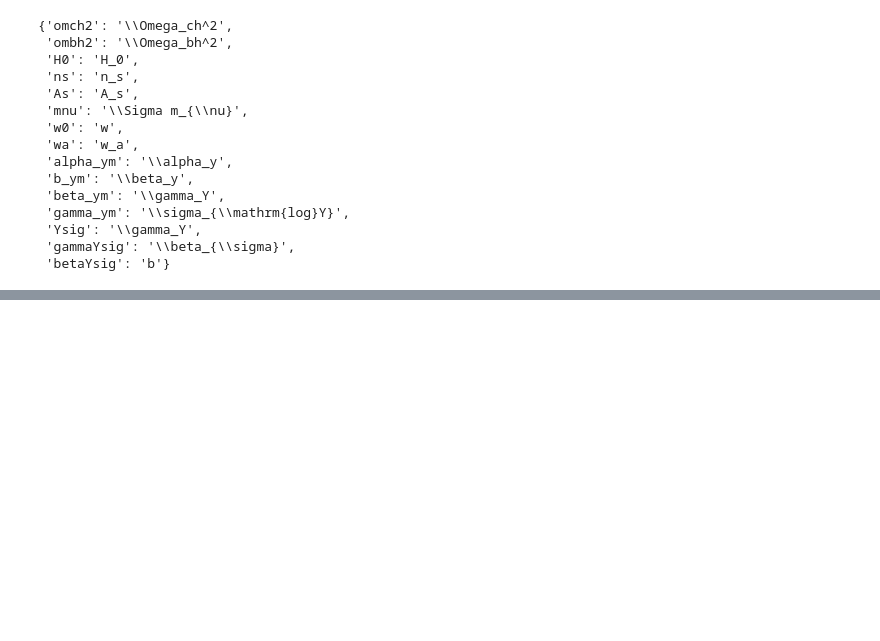
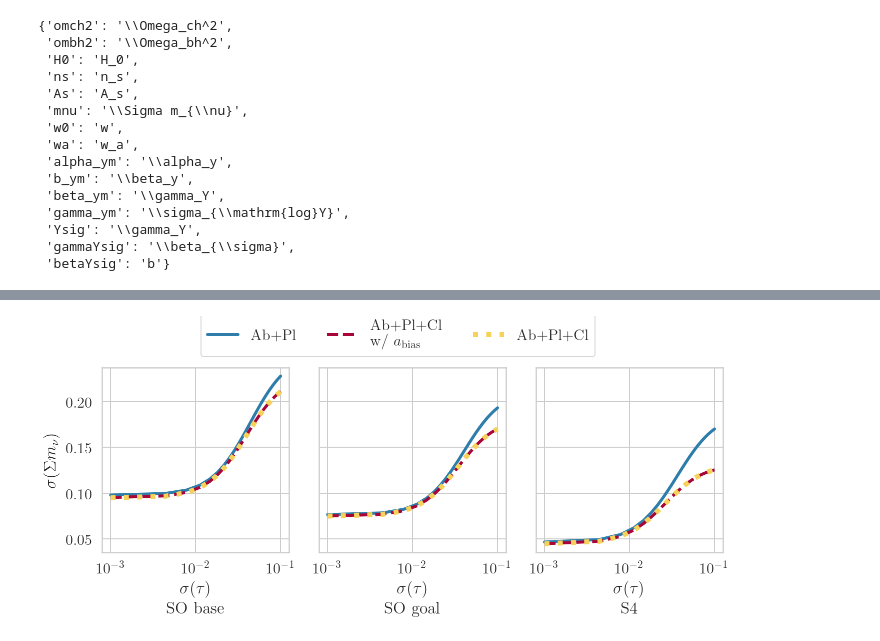
Before and after one commit to nbatta/szar, a Jupyter notebook: ipynbs/dc_nb_mm_2019_paper_plots.ipynb, the cells around one changed output, grey strips where cells are left out. Drawn from its saved outputs; the diff is of its cells as text; code cells hidden in the pictures; blank space fills up the shorter version.

```diff
--- a/ipynbs/dc_nb_mm_2019_paper_plots.ipynb
+++ b/ipynbs/dc_nb_mm_2019_paper_plots.ipynb
@@ -263,0 +267,6 @@ Saved plot to paper_cornerplot_so.pdf
+# %%
+def sigma_of_tau_prior(fisher, param, sigmatau):
+    fisher_with_tau = fisher.copy()
+    fisher_with_tau.add_prior('tau', sigmatau)
+    sigma = fisher_with_tau.sigmas()[param]
+    return sigma
@@ -263,0 +293,36 @@ Saved plot to paper_cornerplot_so.pdf
+# %%
+sigma_labs = ['Ab+Pl',
+              'Ab+Pl+Cl'+'\n'+r'w/ $a_{\mathrm{bias}}$',
+              'Ab+Pl+Cl']
+sigma_styles = ['-', '--', ':']
+sigma_wths = [3, 3, 5]
+# %%
+fig,axes = plt.subplots(1,3, sharey=True)
+
+for findex,sigma_mnus in enumerate(so_base_mnus):
+    axes[0].plot(sigma_taus, sigma_mnus, label=sigma_labs[findex], color=colors[findex],
+                 linestyle=sigma_styles[findex], linewidth=sigma_wths[findex])
+axes[0].set_xlabel(r'$\sigma(\tau)$' + '\nSO base')
+axes[0].set_ylabel(r'$\sigma(\Sigma m_\nu)$')
+axes[0].set_xscale('log')
+#axes[0].set_xticks((1e-3,1e-2,1e-1))
+
+for findex,sigma_mnus in enumerate(so_goal_mnus):
+    axes[1].plot(sigma_taus, sigma_mnus, label=sigma_labs[findex], color=colors[findex],
+                 linestyle=sigma_styles[findex], linewidth=sigma_wths[findex])
+axes[1].set_xlabel(r'$\sigma(\tau)$' + '\nSO goal')
+axes[1].set_xscale('log')
+
+for findex,sigma_mnus in enumerate(s4_mnus):
+    axes[2].plot(sigma_taus, sigma_mnus, label=sigma_labs[findex], color=colors[findex],
+                 linestyle=sigma_styles[findex], linewidth=sigma_wths[findex])
+axes[2].set_xlabel(r'$\sigma(\tau)$' + '\nS4')
+axes[2].set_xscale('log')
+
+handles, labels = axes[-1].get_legend_handles_labels()
+fig.legend(handles, labels, loc='lower center', bbox_to_anchor=(.5, 0.9), ncol=3)
+fig.set_size_inches(10,4)
+fig.tight_layout()
+#fig.savefig('mnu_of_tau.eps', bbox_inches='tight')
+# %% [output]
+[figure, added]
```
Also changed, not shown: parts of 17 cells of this notebook, 2 other files.
